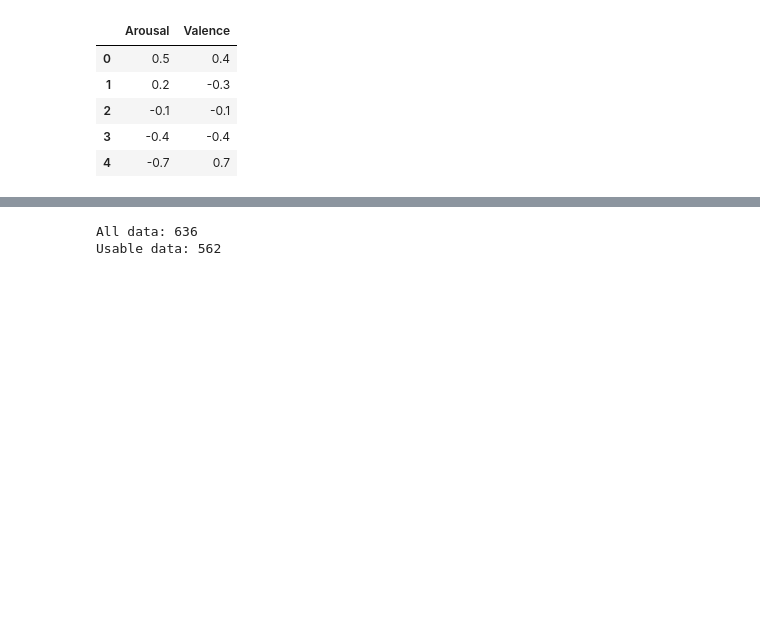
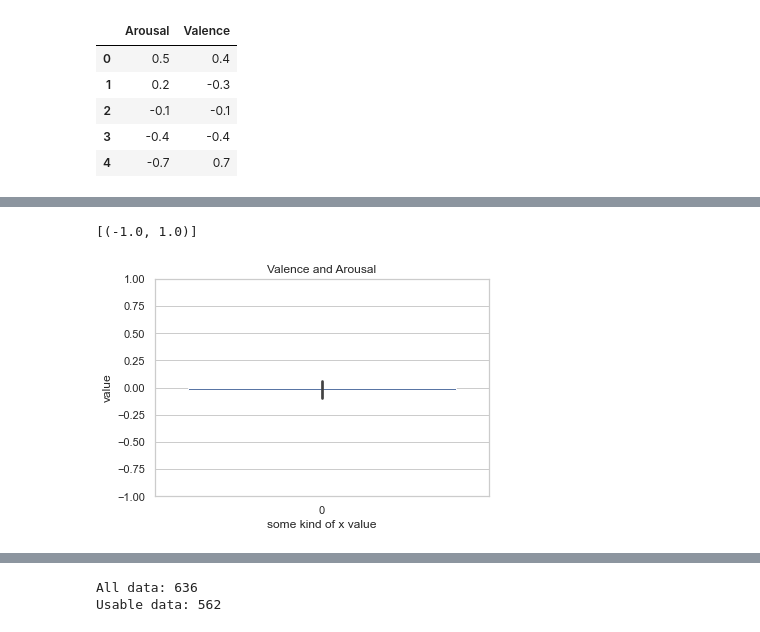
Before and after one commit to dovii/MPC-Data-Analysis, a Jupyter notebook: Analysis.ipynb, the cells around one changed output, grey strips where cells are left out. Cells and saved outputs as stored; diff of their text form; code cells hidden in the pictures; blank space fills up the shorter version.

```diff
--- a/Analysis.ipynb
+++ b/Analysis.ipynb
@@ -65,0 +70,7 @@ Name: Expression, dtype: int64
+# %%
+ax = sns.barplot(data=av.mean())
+ax.set(xlabel='some kind of x value', ylabel='value', title='Valence and Arousal')
+ax.set(ylim=(-1, 1))
+# %% [output]
+[(-1.0, 1.0)]
+[figure, added]
```
Also changed, not shown: parts of 6 cells of this notebook.
